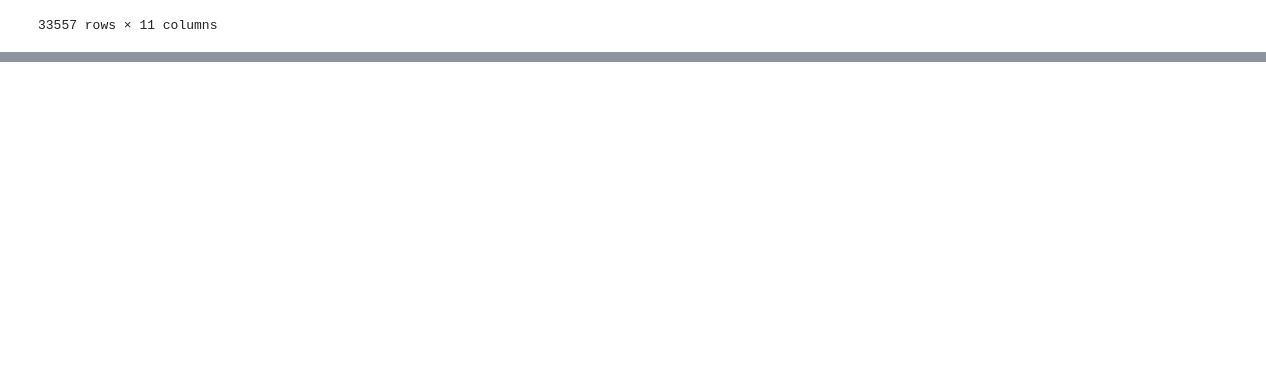
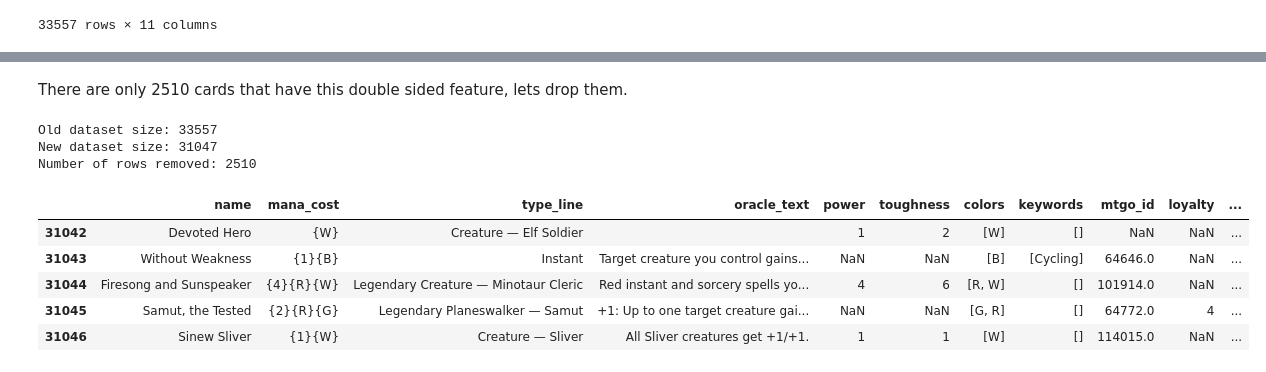
Before and after one commit to BBotzer/TCG_Generator, a Jupyter notebook: tcg_generator/notebooks/data_investigation_botzer.ipynb, the cells around one changed output, grey strips where cells are left out. Saved outputs shown, nothing was run; the diff lists cells and outputs as text; code cells hidden in the pictures; blank space fills up the shorter version.

```diff
--- a/tcg_generator/notebooks/data_investigation_botzer.ipynb
+++ b/tcg_generator/notebooks/data_investigation_botzer.ipynb
@@ -306,0 +349,28 @@ I think that this is a better dataset.  The 'oracle_text' is the card wording th
+# %% [markdown]
+There are only 2510 cards that have this double sided feature, lets drop them.
+# %%
+# Remove the double faced cards here
+
+print(f"Old dataset size: {len(reindex_selected_df)}")
+
+# Filter out double-faced cards
+reindex_selected_df = reindex_selected_df[~reindex_selected_df['name'].str.contains('//', na=False)].reset_index(drop=True)
+
+# Verify removal
+print(f"New dataset size: {len(reindex_selected_df)}")
+print(f"Number of rows removed: {len(double_faced_cards)}")
+# %% [output]
+Old dataset size: 33557
+New dataset size: 31047
+Number of rows removed: 2510
+# %%
+# Reindex the dataframe again
+reindex_selected_df = reindex_selected_df.reset_index(drop=True)
+reindex_selected_df.tail(5)
+# %% [output]
+|  | name | mana_cost | type_line | oracle_text | power | toughness | colors | keywords | mtgo_id | loyalty | ... |
+| 31042 | Devoted Hero | {W} | Creature — Elf Soldier |  | 1 | 2 | [W] | [] | NaN | NaN | ... |
+| 31043 | Without Weakness | {1}{B} | Instant | Target creature you control gains... | NaN | NaN | [B] | [Cycling] | 64646.0 | NaN | ... |
+| 31044 | Firesong and Sunspeaker | {4}{R}{W} | Legendary Creature — Minotaur Cleric | Red instant and sorcery spells yo... | 4 | 6 | [R, W] | [] | 101914.0 | NaN | ... |
+| 31045 | Samut, the Tested | {2}{R}{G} | Legendary Planeswalker — Samut | +1: Up to one target creature gai... | NaN | NaN | [G, R] | [] | 64772.0 | 4 | ... |
+| 31046 | Sinew Sliver | {1}{W} | Creature — Sliver | All Sliver creatures get +1/+1. | 1 | 1 | [W] | [] | 114015.0 | NaN | ... |
```
Also changed, not shown: parts of 21 cells of this notebook, 1 other file.
